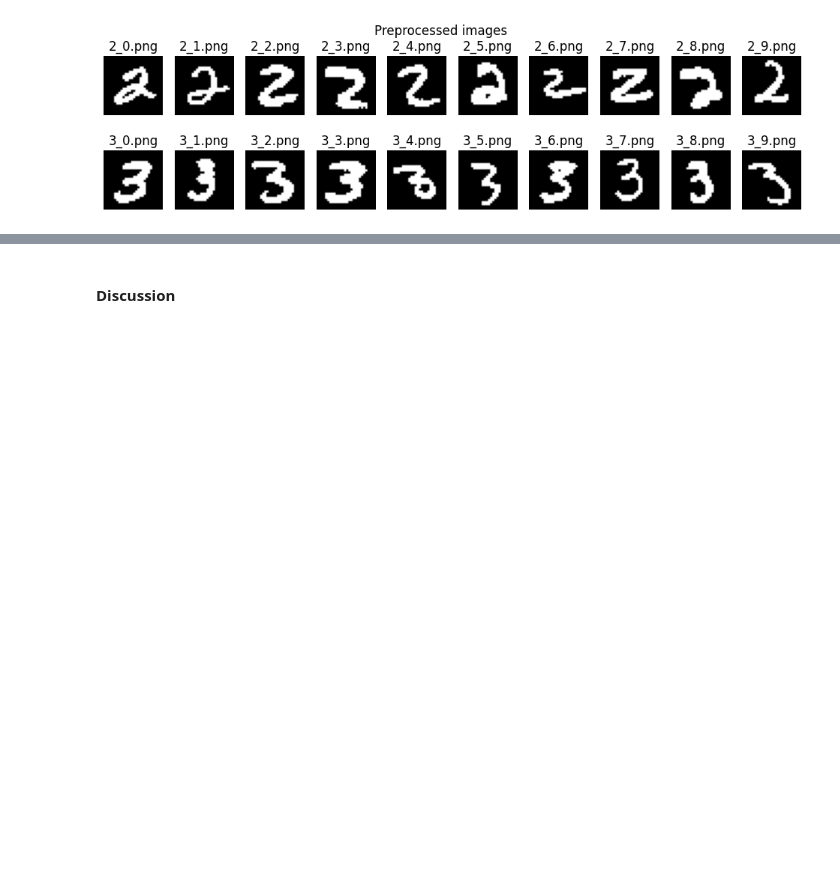
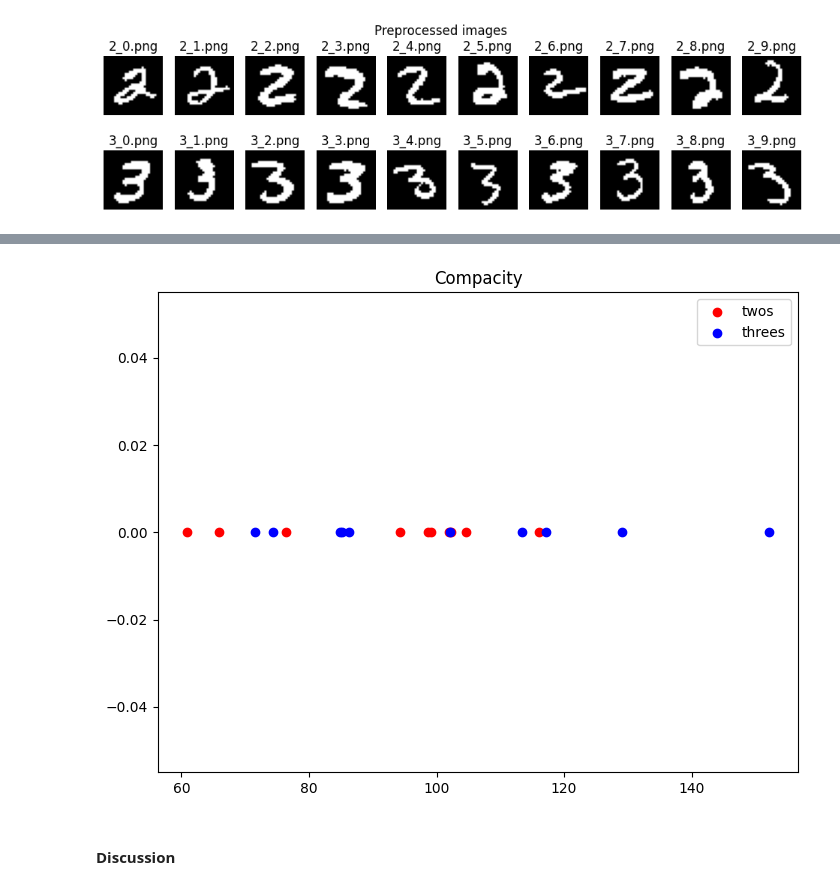
Before and after one commit to OctavioProfeta/iapr, a Jupyter notebook: labs/lab_02_object_description.ipynb, the cells around one changed output, grey strips where cells are left out. Cells and saved outputs as stored; diff of their text form; code cells hidden in the pictures; blank space fills up the shorter version.

```diff
--- a/labs/lab_02_object_description.ipynb
+++ b/labs/lab_02_object_description.ipynb
@@ -597,3 +601,14 @@ plt.show()
+# %%
+# TODO: Make the 1D plot of the compacity
+fig = plt.figure()
+ax = fig.add_axes([0,0,1,1])
+ax.scatter(compacity2, np.zeros(len(compacity2)), color='r', label='twos')
+ax.scatter(compacity3, np.zeros(len(compacity3)), color='b', label='threes')
+ax.legend(loc='best')
+plt.title("Compacity")
+plt.show()
+# %% [output]
+[figure, added]
 # %% [markdown]
 ####  Discussion
 # %% [markdown]
```
Also changed, not shown: parts of 7 cells of this notebook.
